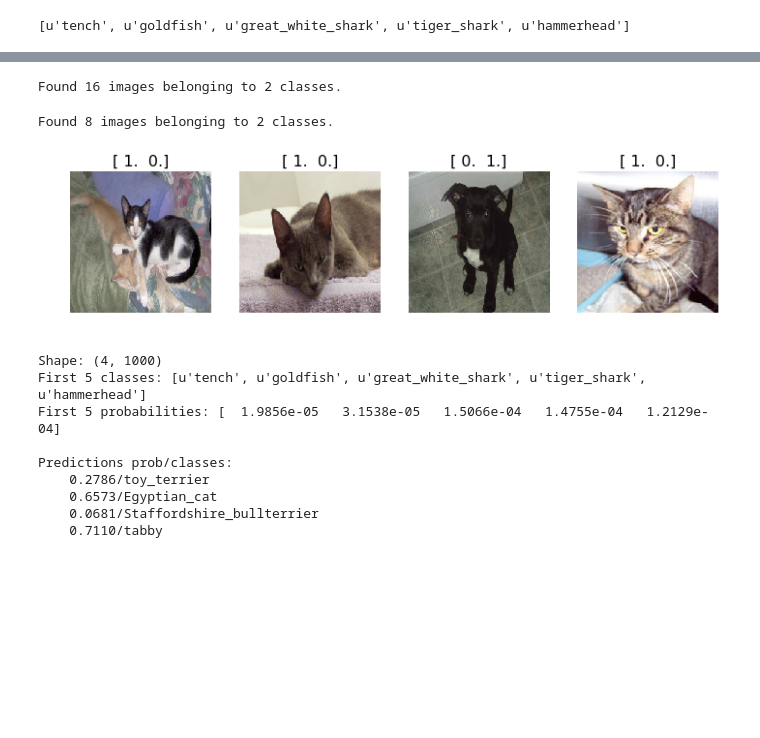
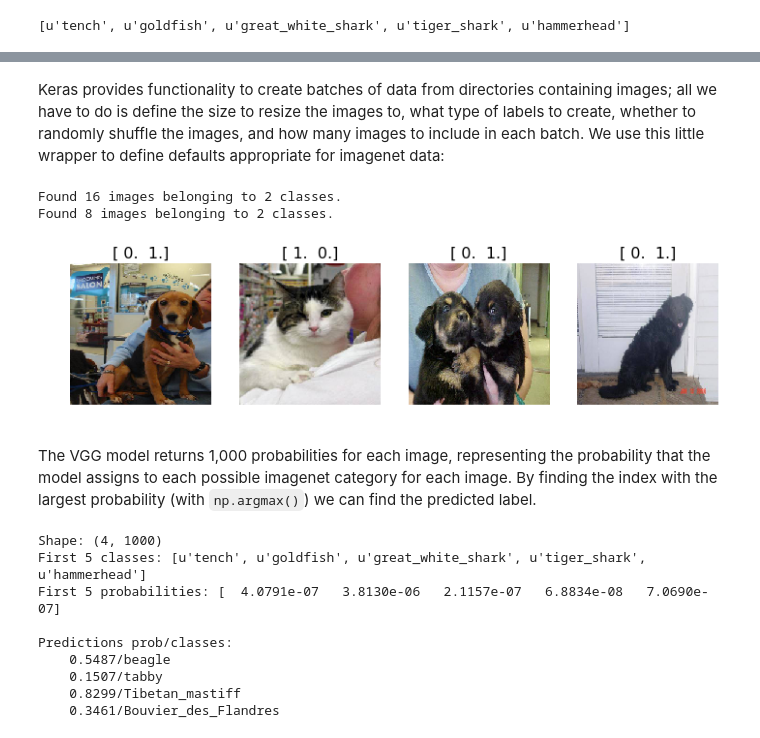
Before and after one commit to riven314/fast_ai, a Jupyter notebook: lesson_1.ipynb, the cells around one changed output, grey strips where cells are left out. Saved outputs shown, nothing was run; the diff lists cells and outputs as text; code cells hidden in the pictures; blank space fills up the shorter version.

```diff
--- a/lesson_1.ipynb
+++ b/lesson_1.ipynb
@@ -4,0 +19,9 @@ path = "data/dogscats/sample/"
+# %%
+# only 8 images, for prototyping
+path = "data/dogscats/tiny/"
+
+# ~8% of data, for testing models
+# path = "data/dogscats/small/"
+
+# full data set of 25k images:
+# path = "data/dogscats/full/"
@@ -102,23 +289,25 @@ model.load_weights(fpath)
 # %%
 batch_size=4
+# %% [markdown]
+Keras provides functionality to create batches of data from directories containing images; all we have to do is define the size to resize the images to, what type of labels to create, whether to randomly shuffle the images, and how many images to include in each batch. We use this little wrapper to define defaults appropriate for imagenet data:
 # %%
 def get_batches(dirname, gen=image.ImageDataGenerator(), shuffle=True,
                 batch_size=batch_size, class_mode='categorical'):
     return gen.flow_from_directory(path+dirname, target_size=(244,244),
         class_mode=class_mode, shuffle=shuffle, batch_size=batch_size)
 # %%
-batches = get_batches('train', batch_size=batch_size)
+trn_batches = get_batches('train', batch_size=batch_size)
+val_batches = get_batches('validate', batch_size=batch_size*2)
 # %% [output]
 Found 16 images belonging to 2 classes.
+Found 8 images belonging to 2 classes.
-# %%
-val_batches = get_batches('valid', batch_size=batch_size)
-# %% [output]
-Found 8 images belonging to 2 classes.
 # %%
-imgs,labels = next(batches)
+imgs,labels = next(trn_batches)
 plots(imgs, titles=labels)
 # %% [output]
-[figure, old version]
+[figure, new version]
+# %% [markdown]
+The VGG model returns 1,000 probabilities for each image, representing the probability that the model assigns to each possible imagenet category for each image. By finding the index with the largest probability (with `np.argmax()`) we can find the predicted label.
 # %%
 def pred_batch(imgs):
     preds = model.predict(imgs)
@@ -137,10 +326,10 @@ pred_batch(imgs)
 # %% [output]
 Shape: (4, 1000)
 First 5 classes: [u'tench', u'goldfish', u'great_white_shark', u'tiger_shark', u'hammerhead']
-First 5 probabilities: [  1.9856e-05   3.1538e-05   1.5066e-04   1.4755e-04   1.2129e-04]
+First 5 probabilities: [  4.0791e-07   3.8130e-06   2.1157e-07   6.8834e-08   7.0690e-07]
 
 Predictions prob/classes:
-    0.2786/toy_terrier
-    0.6573/Egyptian_cat
-    0.0681/Staffordshire_bullterrier
-    0.7110/tabby
+    0.5487/beagle
+    0.1507/tabby
+    0.8299/Tibetan_mastiff
+    0.3461/Bouvier_des_Flandres
```
Also changed, not shown: parts of 55 cells of this notebook, 1 other file.
